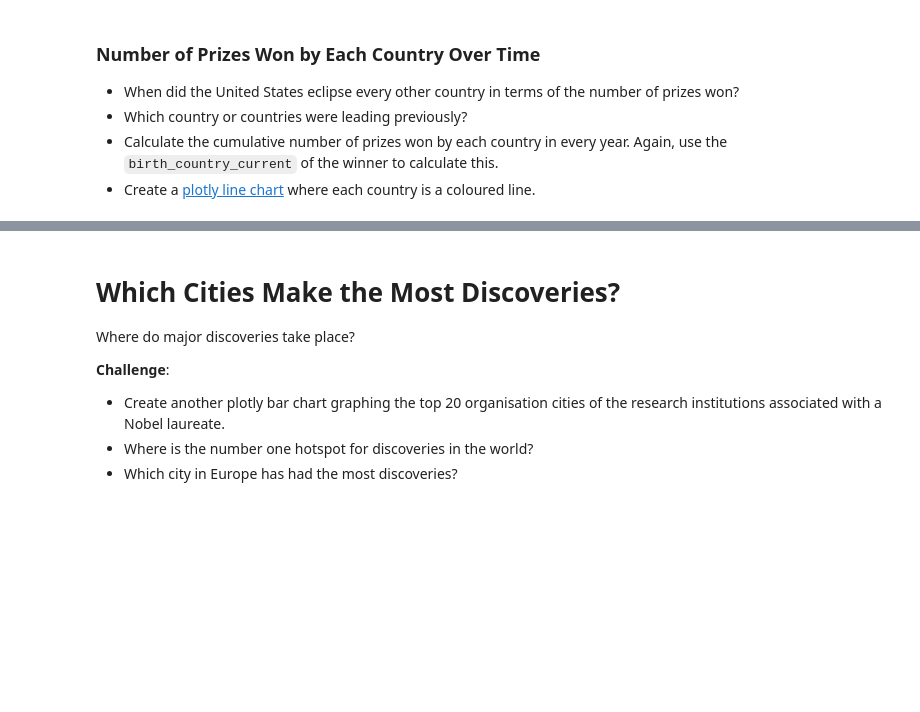
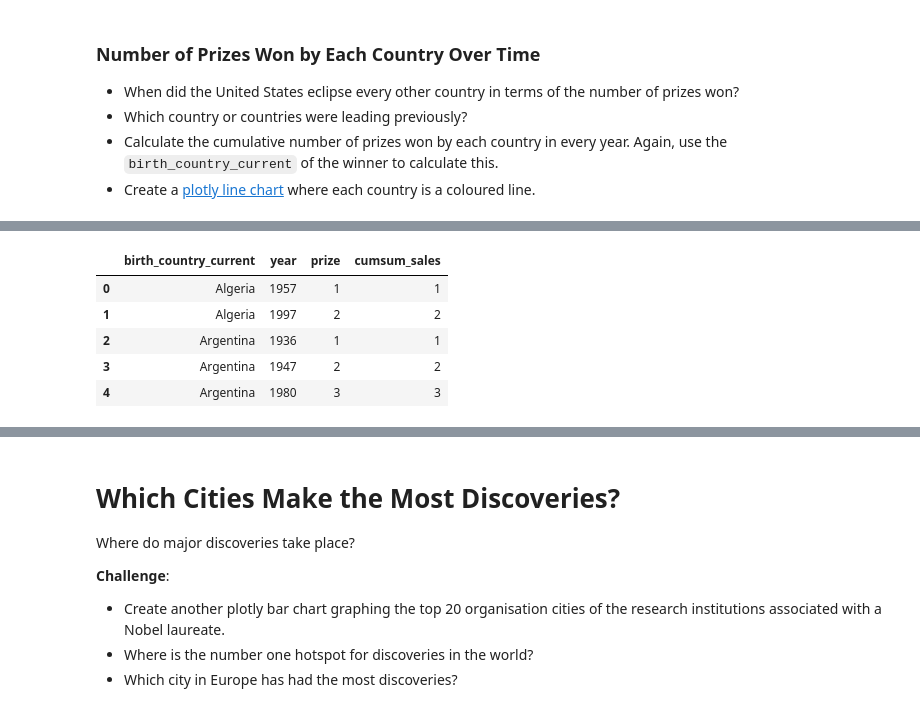
Before and after one commit to TahaThinks/DataScienceProjects2024, a Jupyter notebook: Nobel_Prize_Analysis_(start).ipynb, the cells around one changed output, grey strips where cells are left out. Drawn from its saved outputs; the diff is of its cells as text; code cells hidden in the pictures; blank space fills up the shorter version.

```diff
--- a/Nobel_Prize_Analysis_(start).ipynb
+++ b/Nobel_Prize_Analysis_(start).ipynb
@@ -693,3 +691,6 @@ merged_df.sort_values(by='total_prize', inplace=True)
 * Which country or countries were leading previously?
 * Calculate the cumulative number of prizes won by each country in every year. Again, use the `birth_country_current` of the winner to calculate this.
 * Create a [plotly line chart](https://plotly.com/python/line-charts/) where each country is a coloured line.
+# %%
+prizes_per_year = df_data.groupby(['birth_country_current','year'], as_index=False).agg({'prize':pd.Series.count})
+prizes_per_year = prizes_per_year.sort_values('year')[['year', 'birth_country_current', 'prize']]
@@ -695,0 +702,2 @@ merged_df.sort_values(by='total_prize', inplace=True)
+# %%
+cumulative_prizes = prizes_per_year.groupby(by=['birth_country_current','year']).sum().groupby(level=0).cumsum().reset_index()
@@ -695,0 +713,9 @@ merged_df.sort_values(by='total_prize', inplace=True)
+# %%
+cumulative_prizes.head(5)
+# %% [output]
+|  | birth_country_current | year | prize | cumsum_sales |
+| 0 | Algeria | 1957 | 1 | 1 |
+| 1 | Algeria | 1997 | 2 | 2 |
+| 2 | Argentina | 1936 | 1 | 1 |
+| 3 | Argentina | 1947 | 2 | 2 |
+| 4 | Argentina | 1980 | 3 | 3 |
```
Also changed, not shown: parts of 6 cells of this notebook.
